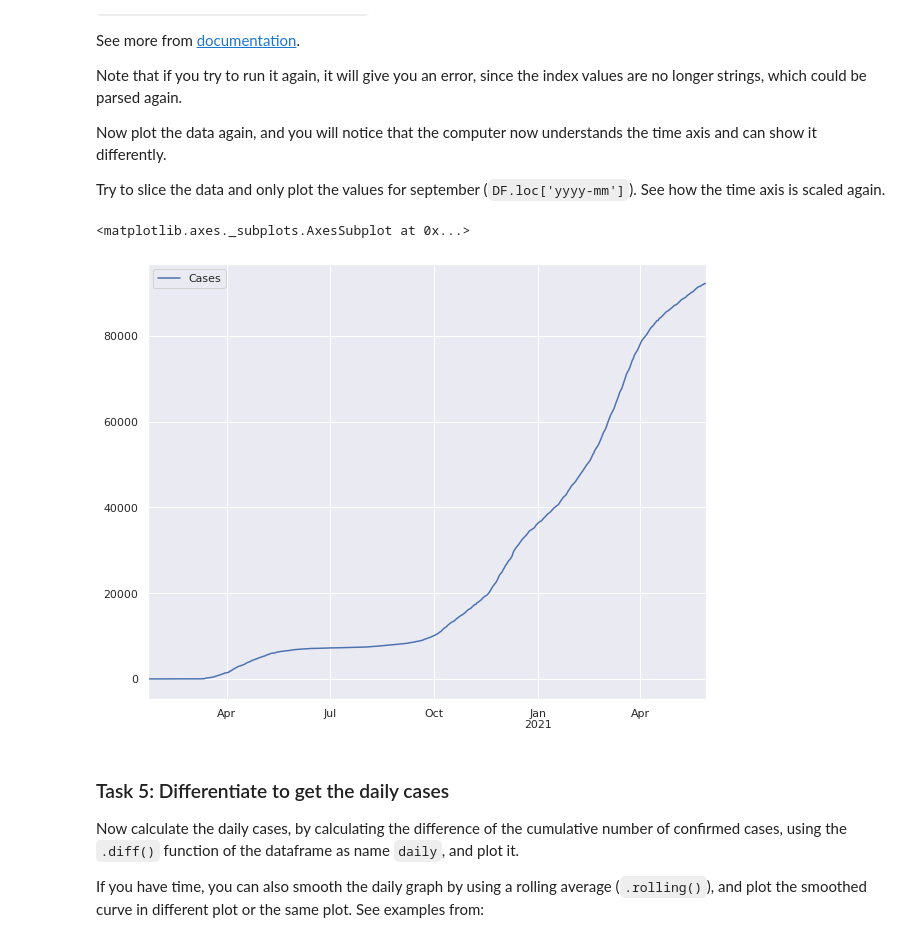
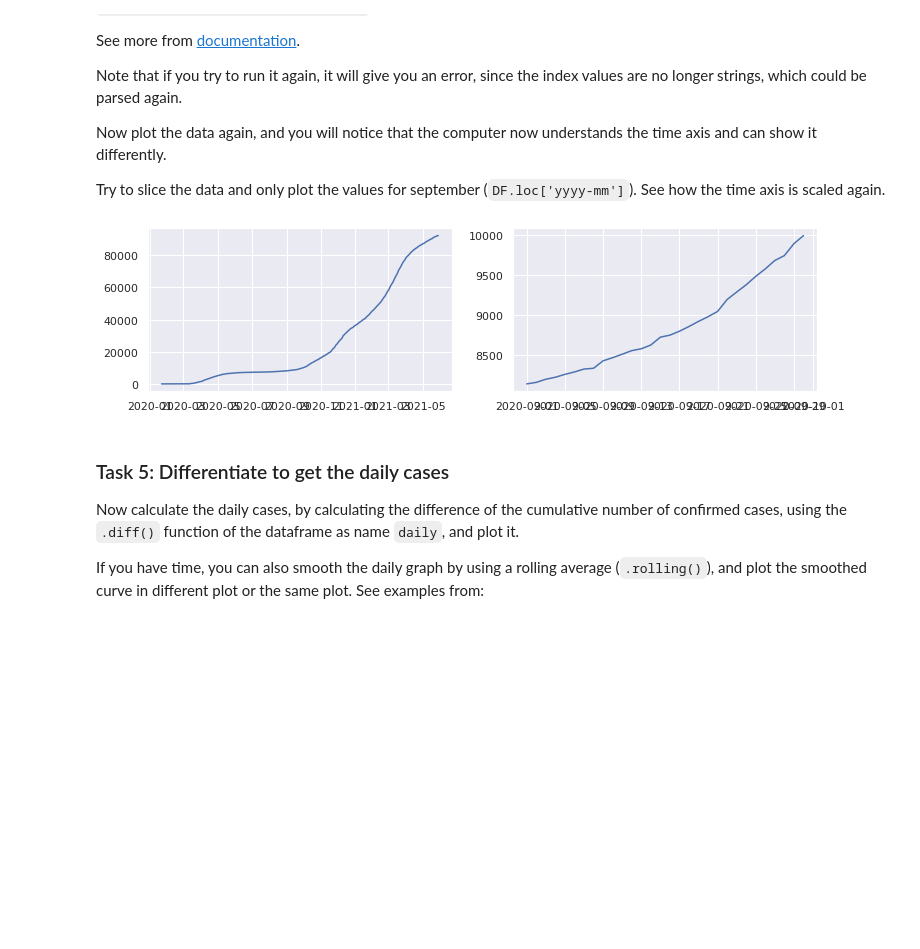
Before and after one commit to marpulli246/Vaasa-AML, a Jupyter notebook: Exercises/Markku_Pulli_Exercise2.ipynb, the cells around one changed output. Cells and saved outputs as stored; diff of their text form; code cells hidden in the pictures; blank space fills up the shorter version.

```diff
--- a/Exercises/Markku_Pulli_Exercise2.ipynb
+++ b/Exercises/Markku_Pulli_Exercise2.ipynb
@@ -191,11 +217,17 @@ You can apply the previous `parseTime()`-function to all values in a list of dat
 # %%
 # YOUR CODE HERE
 DF.index = map(parseTime,DF.index)
-DF.plot(figsize=(10,8))
-#DF.loc['2020-09']
+#DF.plot(figsize=(6,6))
+#DF.loc['2020-09'].plot(figsize=(6,6))
+
+fig, ax = plt.subplots(1, 2, figsize=(12, 3))
+#fig.tight_layout()
+ax[0].plot(DF)
+ax[1].plot(DF.loc['2020-09'])
+
+plt.show()
 # %% [output]
-<matplotlib.axes._subplots.AxesSubplot at 0x...>
-[figure, old version]
+[figure, new version]
 # %%
 #assert((DF.loc['2020-09-23']==5343).values[0])
 assert((DF.loc['2020-09-23']==9288).values[0])
```
Also changed, not shown: parts of 6 cells of this notebook.
